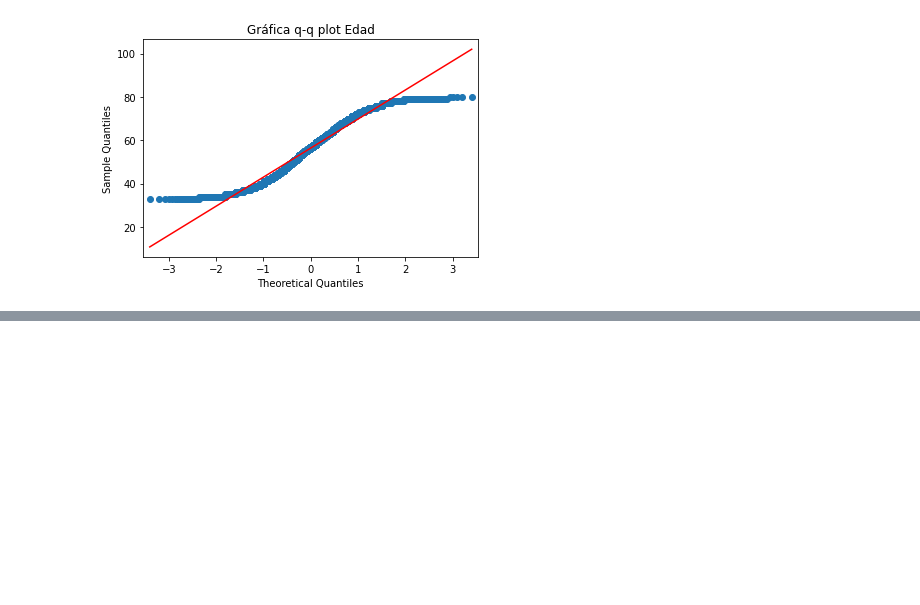
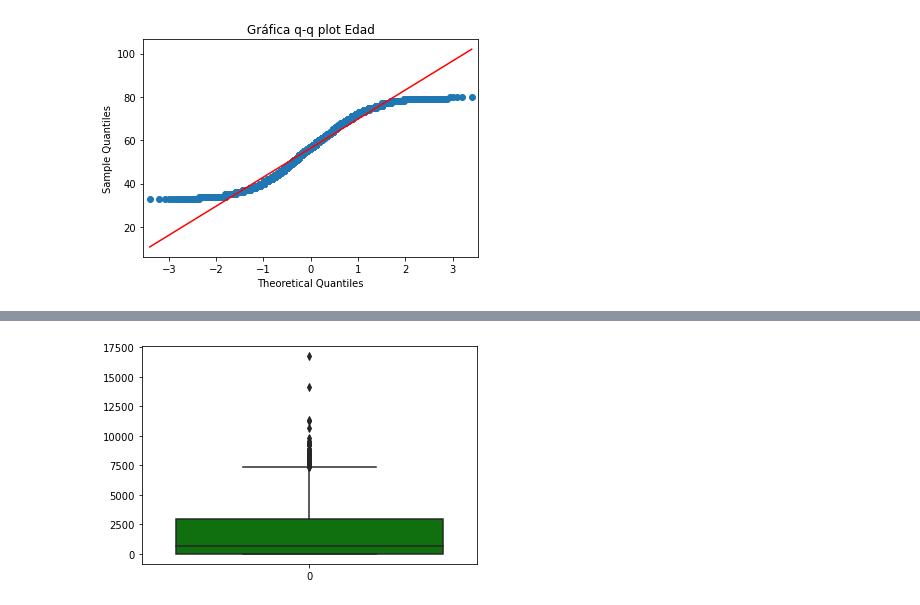
Before and after one commit to Oscar19922017/ProyectoPropensionCompra, a Jupyter notebook: EDA_PropensionCompra.ipynb, the cells around one changed output, grey strips where cells are left out. Cells and saved outputs as stored; diff of their text form; code cells hidden in the pictures; blank space fills up the shorter version.

```diff
--- a/EDA_PropensionCompra.ipynb
+++ b/EDA_PropensionCompra.ipynb
@@ -720,0 +758,4 @@ p valor;
+# %%
+sns.boxplot(df_train.Gasto_Vehiculos, color="green");
+# %% [output]
+[figure, added]
```
Also changed, not shown: parts of 47 cells of this notebook.
